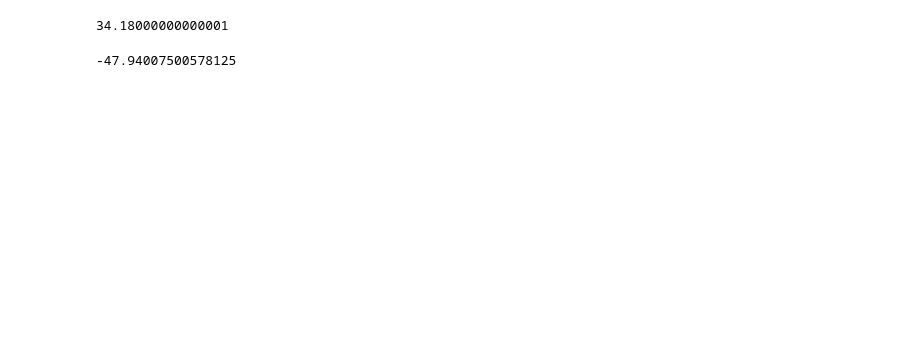
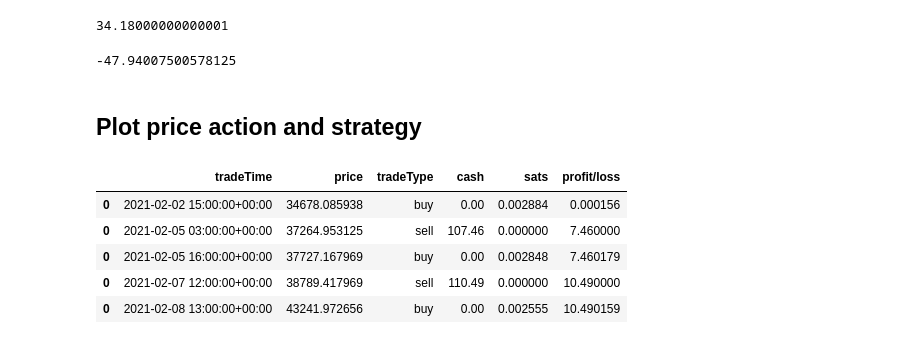
Before and after one commit to Illidan7/MAEVE-II, a Jupyter notebook: BTCpricedata_explore.ipynb, the cells around one changed output. Drawn from its saved outputs; the diff is of its cells as text; code cells hidden in the pictures; blank space fills up the shorter version.

```diff
--- a/BTCpricedata_explore.ipynb
+++ b/BTCpricedata_explore.ipynb
@@ -123,3 +166,14 @@ trades_df['profit/loss'].max()
 trades_df['profit/loss'].min()
 # %% [output]
 -47.94007500578125
+# %% [markdown]
+## Plot price action and strategy
+# %%
+trades_df.head()
+# %% [output]
+|  | tradeTime | price | tradeType | cash | sats | profit/loss |
+| 0 | 2021-02-02 15:00:00+00:00 | 34678.085938 | buy | 0.00 | 0.002884 | 0.000156 |
+| 0 | 2021-02-05 03:00:00+00:00 | 37264.953125 | sell | 107.46 | 0.000000 | 7.460000 |
+| 0 | 2021-02-05 16:00:00+00:00 | 37727.167969 | buy | 0.00 | 0.002848 | 7.460179 |
+| 0 | 2021-02-07 12:00:00+00:00 | 38789.417969 | sell | 110.49 | 0.000000 | 10.490000 |
+| 0 | 2021-02-08 13:00:00+00:00 | 43241.972656 | buy | 0.00 | 0.002555 | 10.490159 |
```
Also changed, not shown: parts of 10 cells of this notebook.
